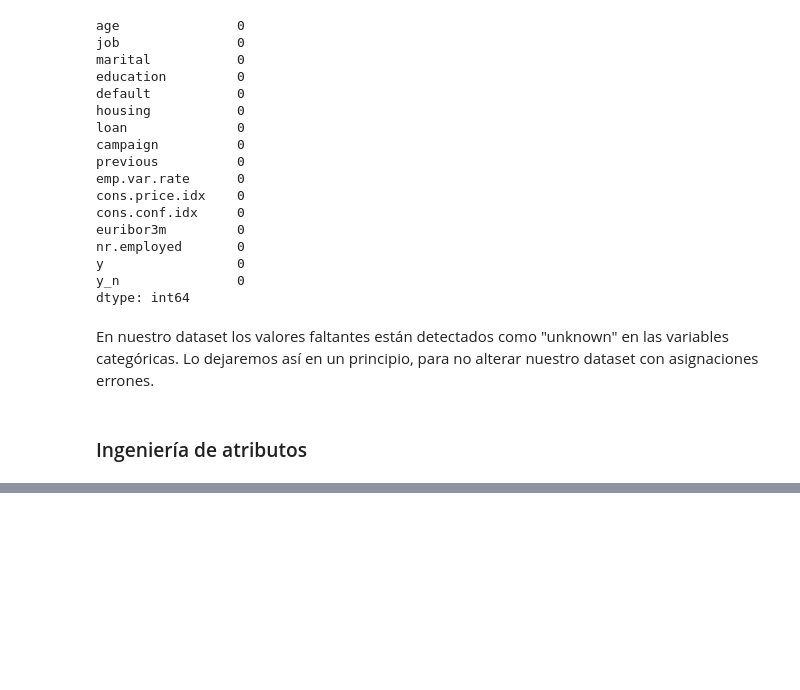
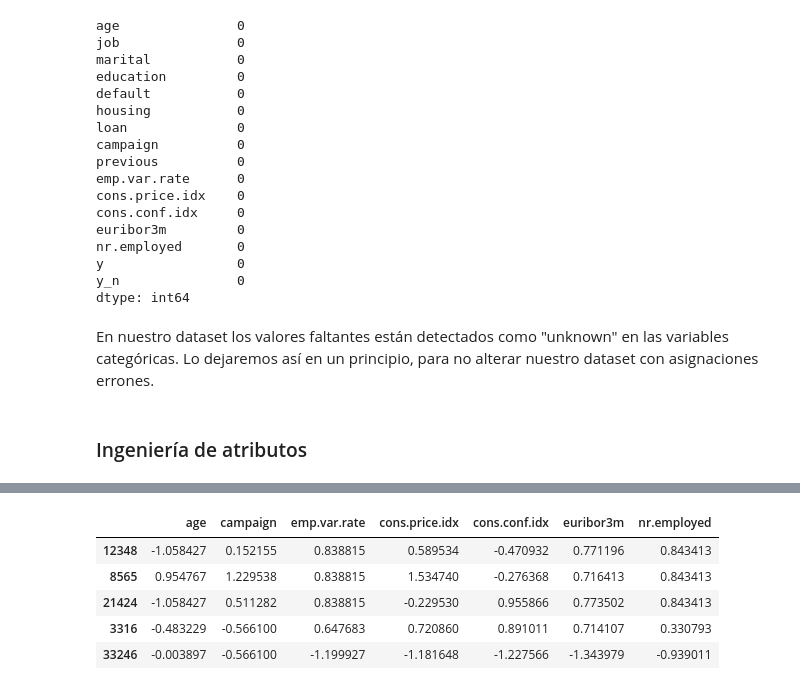
Before and after one commit to 4GeeksAcademy/Ejercicio-y-Tutorial-de-Regresion-Logistica-VLG, a Jupyter notebook: src/explore.ipynb, the cells around one changed output, grey strips where cells are left out. Drawn from its saved outputs; the diff is of its cells as text; code cells hidden in the pictures; blank space fills up the shorter version.

Commit message:
Escalado y codificado

```diff
--- a/src/explore.ipynb
+++ b/src/explore.ipynb
@@ -511,0 +536,25 @@ En nuestro dataset los valores faltantes están detectados como "unknown" en las
+# %%
+
+num_variables=["age","campaign","emp.var.rate","cons.price.idx",	"cons.conf.idx",	"euribor3m",	"nr.employed"]
+# %%
+# instancio el escalador
+scaler = StandardScaler()
+
+# entreno el escalador con los datos de entrenamiento
+scaler.fit(X_train[num_variables])
+
+# aplico el escalador en amhos
+X_train_num_scal = scaler.transform(X_train[num_variables])
+X_train_num_scal = pd.DataFrame(X_train_num_scal, index = X_train.index, columns = num_variables)
+
+X_test_num_scal = scaler.transform(X_test[num_variables])
+X_test_num_scal = pd.DataFrame(X_test_num_scal, index = X_test.index, columns = num_variables)
+
+X_train_num_scal.head()
+# %% [output]
+|  | age | campaign | emp.var.rate | cons.price.idx | cons.conf.idx | euribor3m | nr.employed |
+| 12348 | -1.058427 | 0.152155 | 0.838815 | 0.589534 | -0.470932 | 0.771196 | 0.843413 |
+| 8565 | 0.954767 | 1.229538 | 0.838815 | 1.534740 | -0.276368 | 0.716413 | 0.843413 |
+| 21424 | -1.058427 | 0.511282 | 0.838815 | -0.229530 | 0.955866 | 0.773502 | 0.843413 |
+| 3316 | -0.483229 | -0.566100 | 0.647683 | 0.720860 | 0.891011 | 0.714107 | 0.330793 |
+| 33246 | -0.003897 | -0.566100 | -1.199927 | -1.181648 | -1.227566 | -1.343979 | -0.939011 |
```
Also changed, not shown: parts of 3 cells of this notebook.
